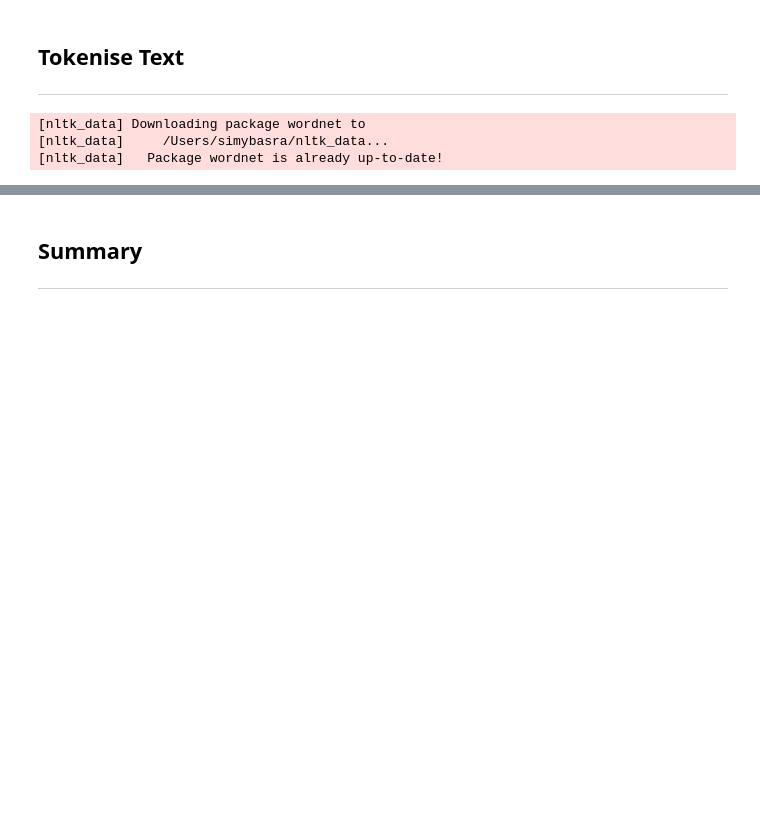
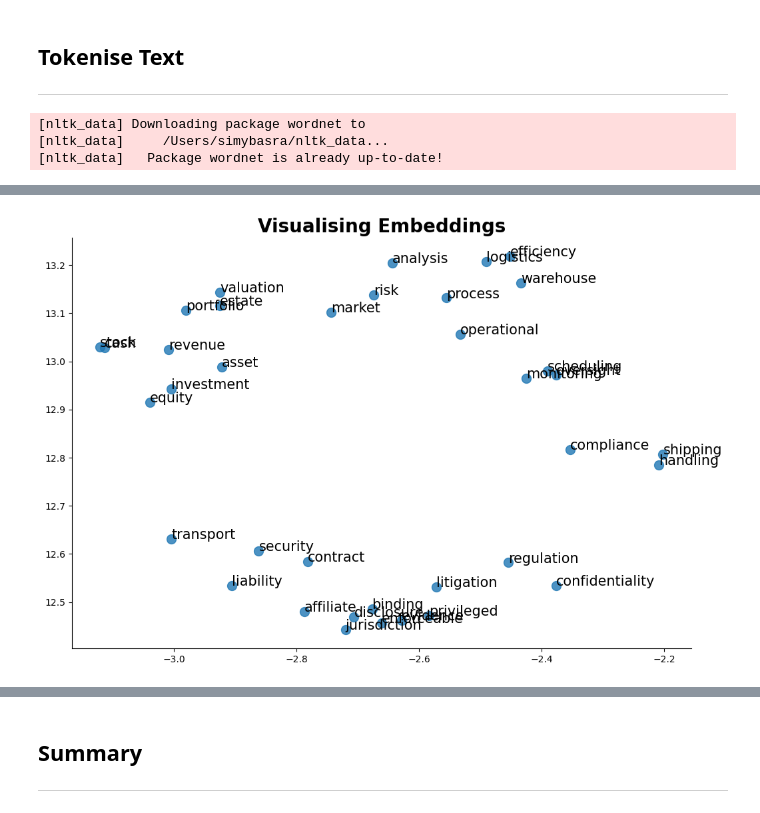
Before and after one commit to simrenbasra/Email_Genie, a Jupyter notebook: notebooks/03_word_embeddings/01-using-word2vec.ipynb, the cells around one changed output, grey strips where cells are left out. Cells and saved outputs as stored; diff of their text form; code cells hidden in the pictures; blank space fills up the shorter version.

Commit message:
Added evaluation of embeddings, fixed comments

```diff
--- a/notebooks/03_word_embeddings/01-using-word2vec.ipynb
+++ b/notebooks/03_word_embeddings/01-using-word2vec.ipynb
@@ -330,0 +317,27 @@ semantic_rels('information')
+# %%
+# extending evaluate words as TSNE works best with more words
+evaluate_words.extend(['analysis', 'investment', 'estate', 'asset', 'portfolio', 'revenue', 'equity', 'stock', 'valuation','logistics', 'compliance',
+                       'scheduling', 'handling', 'process', 'efficiency', 'transport', 'warehouse', 'oversight', 'monitoring', 'binding', 'disclosure',
+                       'enforceable', 'affiliate', 'litigation', 'jurisdiction', 'confidentiality', 'regulation', 'liability'
+])
+# %%
+# get embeddings from word 2 vec model
+embeddings = np.array([w2v_model.wv[word] for word in evaluate_words])
+# %%
+# instantiate TSNE model
+tsne = TSNE(random_state = 11, n_iter = 1000, metric = 'cosine', perplexity=35)
+# %%
+# reduce embeddings to 2 dimensions for easy visualisation
+embeddings_2d = tsne.fit_transform(embeddings)
+# %%
+plt.figure(figsize=(12, 8))
+plt.scatter(x = embeddings_2d[:,0],y = embeddings_2d[:,1],alpha= 0.8, s= 100)
+# labelling words
+for i, word in enumerate(evaluate_words):
+    plt.annotate(word, xy=(embeddings_2d[i, 0], embeddings_2d[i, 1]), fontsize=15)
+
+plt.gca().spines[['top', 'right']].set_visible(False)
+plt.title('Visualising Embeddings', fontsize=20, fontweight = 'bold')
+plt.show()
+# %% [output]
+[figure, added]
```
Also changed, not shown: parts of 49 cells of this notebook.
